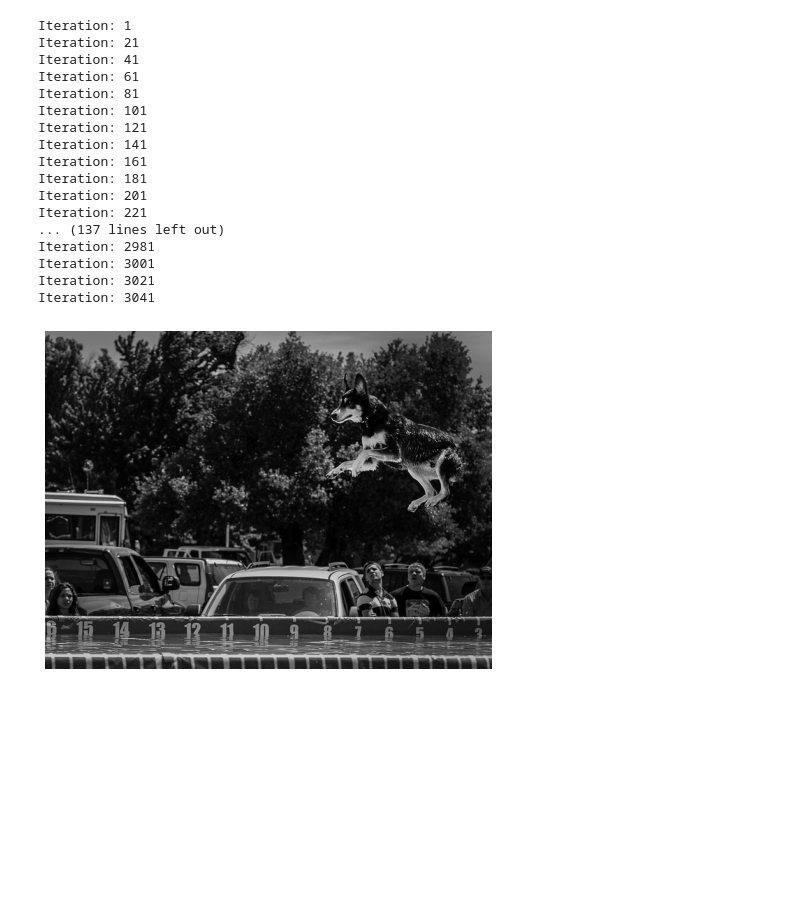
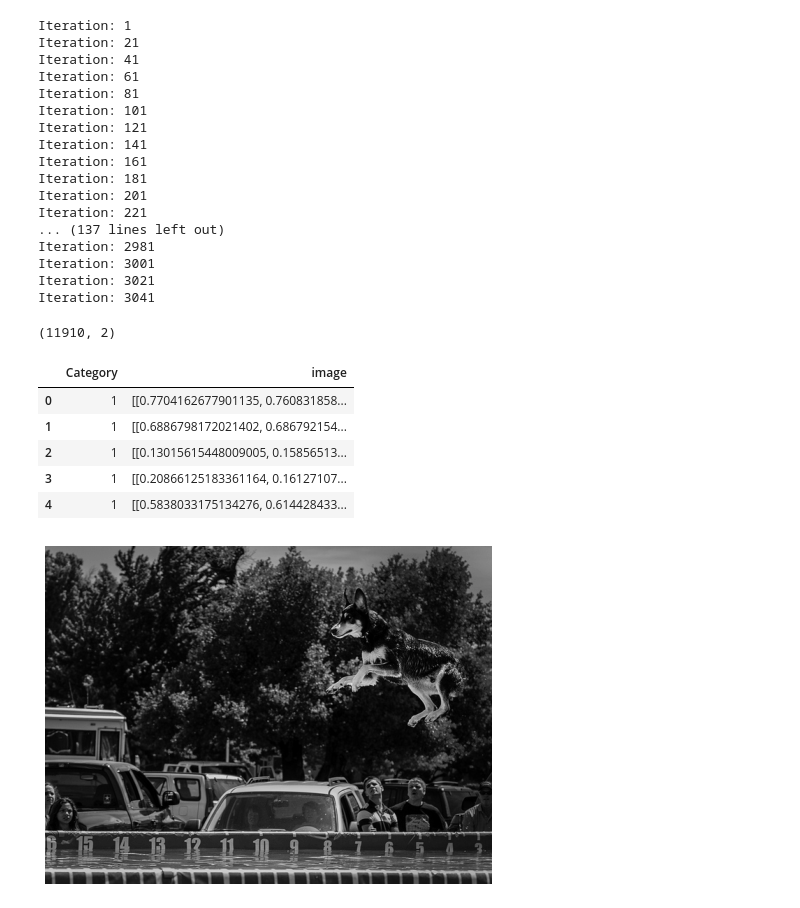
Before and after one commit to GWilson97/household_classifier, a Jupyter notebook: Retrieve COCO Images.ipynb, the cells around one changed output. Cells and saved outputs as stored; diff of their text form; code cells hidden in the pictures; blank space fills up the shorter version.

```diff
--- a/Retrieve COCO Images.ipynb
+++ b/Retrieve COCO Images.ipynb
@@ -97,6 +97,19 @@ Iteration: 3041
 df = pd.DataFrame(images, columns=["Category", "image"])
 # %%
 df.to_csv("preprocessed_images.csv", index=False)
+# %%
+df.shape
+# %% [output]
+(11910, 2)
+# %%
+df.head()
+# %% [output]
+|  | Category | image |
+| 0 | 1 | [[0.7704162677901135, 0.760831858... |
+| 1 | 1 | [[0.6886798172021402, 0.686792154... |
+| 2 | 1 | [[0.13015615448009005, 0.15856513... |
+| 3 | 1 | [[0.20866125183361164, 0.16127107... |
+| 4 | 1 | [[0.5838033175134276, 0.614428433... |
 # %%
 img = coco.loadImgs(ids[np.random.randint(0,len(ids))])[0]
 
```
Also changed, not shown: parts of 5 cells of this notebook, 1 other file.
